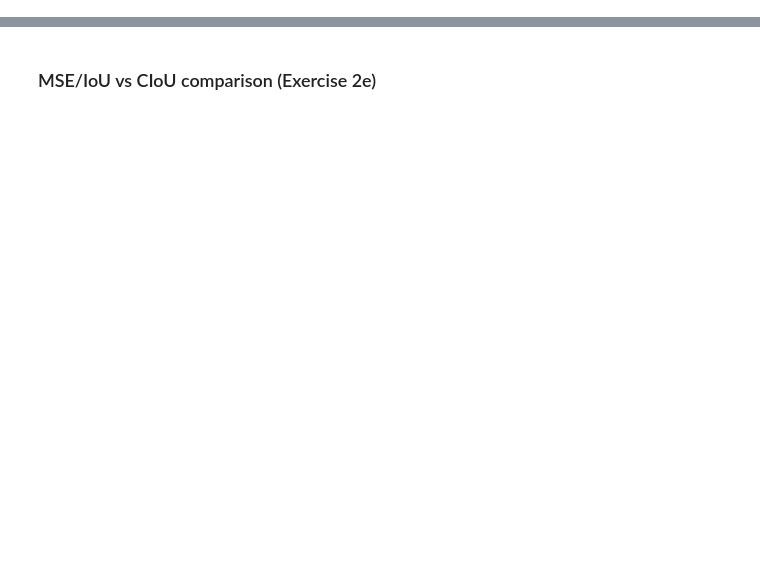
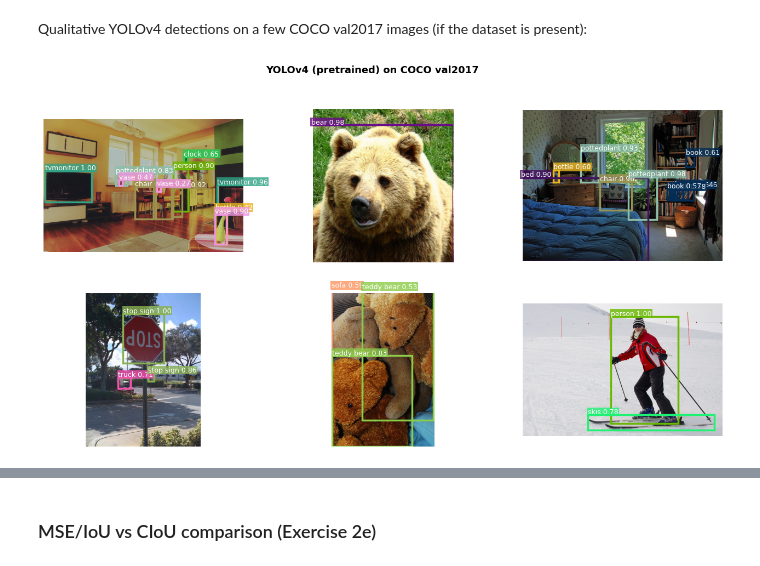
Before and after one commit to dniamsaard4codework/A2-Segmentation-Assignment, a Jupyter notebook: notebooks/A2-01-Object-Detection.ipynb, the cells around one changed output, grey strips where cells are left out. Drawn from its saved outputs; the diff is of its cells as text; code cells hidden in the pictures; blank space fills up the shorter version.

```diff
--- a/notebooks/A2-01-Object-Detection.ipynb
+++ b/notebooks/A2-01-Object-Detection.ipynb
@@ -181,0 +1141,13 @@ show('results/det_history_yolov4_ciou.png', width=820)
+# %%
+colors = ['#1f77b4', '#ff7f0e', '#2ca02c']
+names = ['stride 8 (small)', 'stride 16 (medium)', 'stride 32 (large)']
+fig, ax = plt.subplots(figsize=(7, 7))
+for anchors, col, nm in zip(ANCHORS_V4, colors, names):
+    for (w, h) in anchors:
+        ax.add_patch(plt.Rectangle((-w/2, -h/2), w, h, fill=False, edgecolor=col, lw=2))
+    ax.plot([], [], color=col, lw=2, label=f'{nm}: {anchors}')
+ax.set_xlim(-320, 320); ax.set_ylim(-320, 320); ax.set_aspect('equal')
+ax.axhline(0, color='gray', lw=0.5); ax.axvline(0, color='gray', lw=0.5)
+ax.set_title('YOLOv4 anchor boxes (9 priors @ 608 input)', fontweight='bold')
+ax.legend(loc='upper center', bbox_to_anchor=(0.5, -0.05), fontsize=8)
+plt.show()
@@ -181,0 +1210,16 @@ show('results/det_history_yolov4_ciou.png', width=820)
+# %% [markdown]
+Qualitative YOLOv4 detections on a few COCO val2017 images (if the dataset is present):
+# %%
+imgs = sorted(glob.glob('data/coco/val2017/*.jpg'))[:6]
+if os.path.exists('weights/yolov4.weights') and imgs:
+    net = Darknet('cfg/yolov4.cfg').to(device).eval(); net.net_info['height'] = '608'
+    net.load_weights('weights/yolov4.weights')
+    fig, axes = plt.subplots(2, 3, figsize=(16, 8))
+    for ax, p in zip(axes.flat, imgs):
+        detect_and_draw(net, p, 608, ax=ax)
+    fig.suptitle('YOLOv4 (pretrained) on COCO val2017', fontsize=13, fontweight='bold')
+    plt.show(); del net; torch.cuda.empty_cache()
+else:
+    print('COCO val2017 not downloaded yet — the mAP / training cells below will fetch it on demand.')
+# %% [output]
+[figure, added]
```
Also changed, not shown: parts of 73 cells of this notebook, 11 other files.
